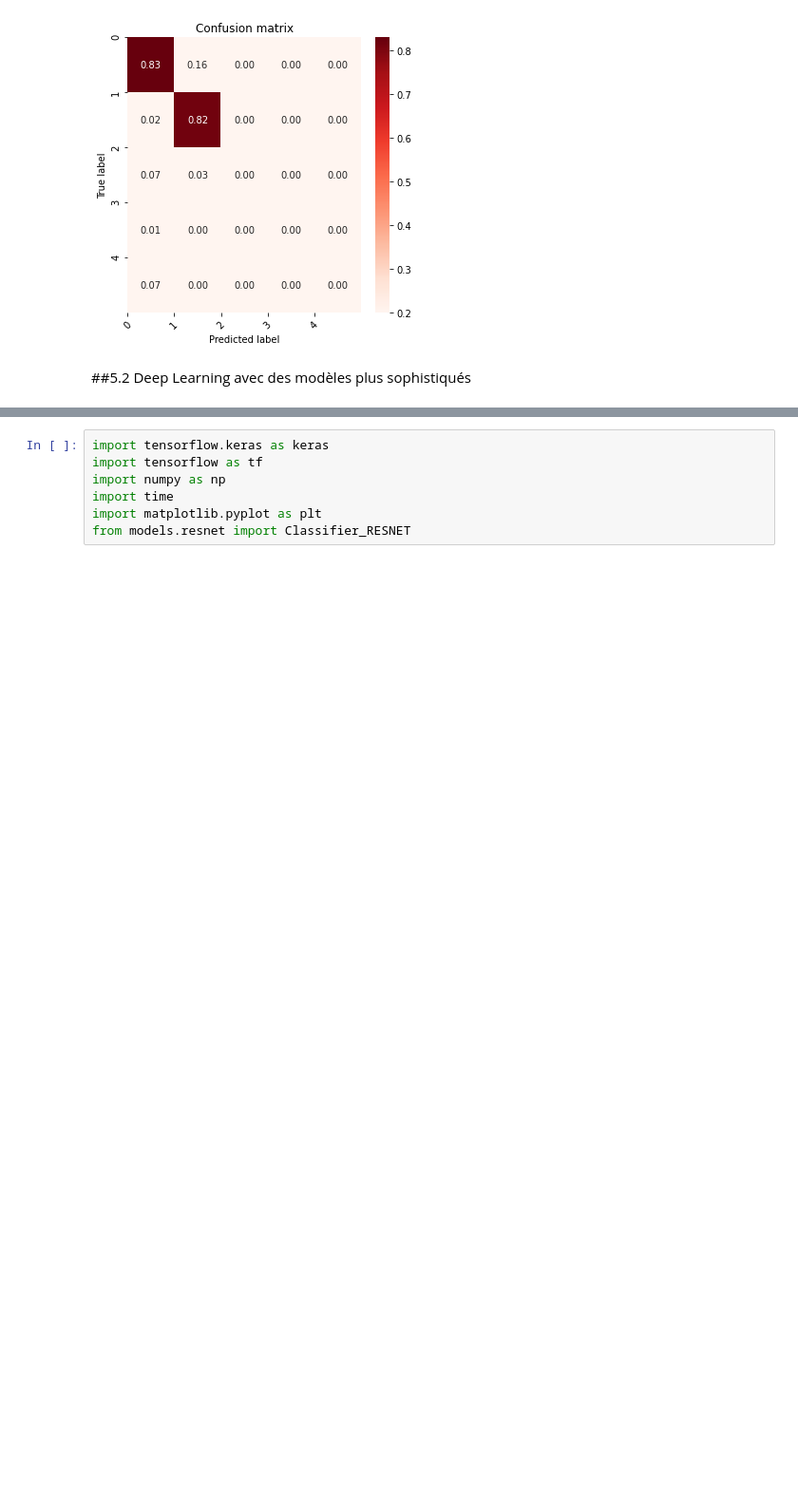
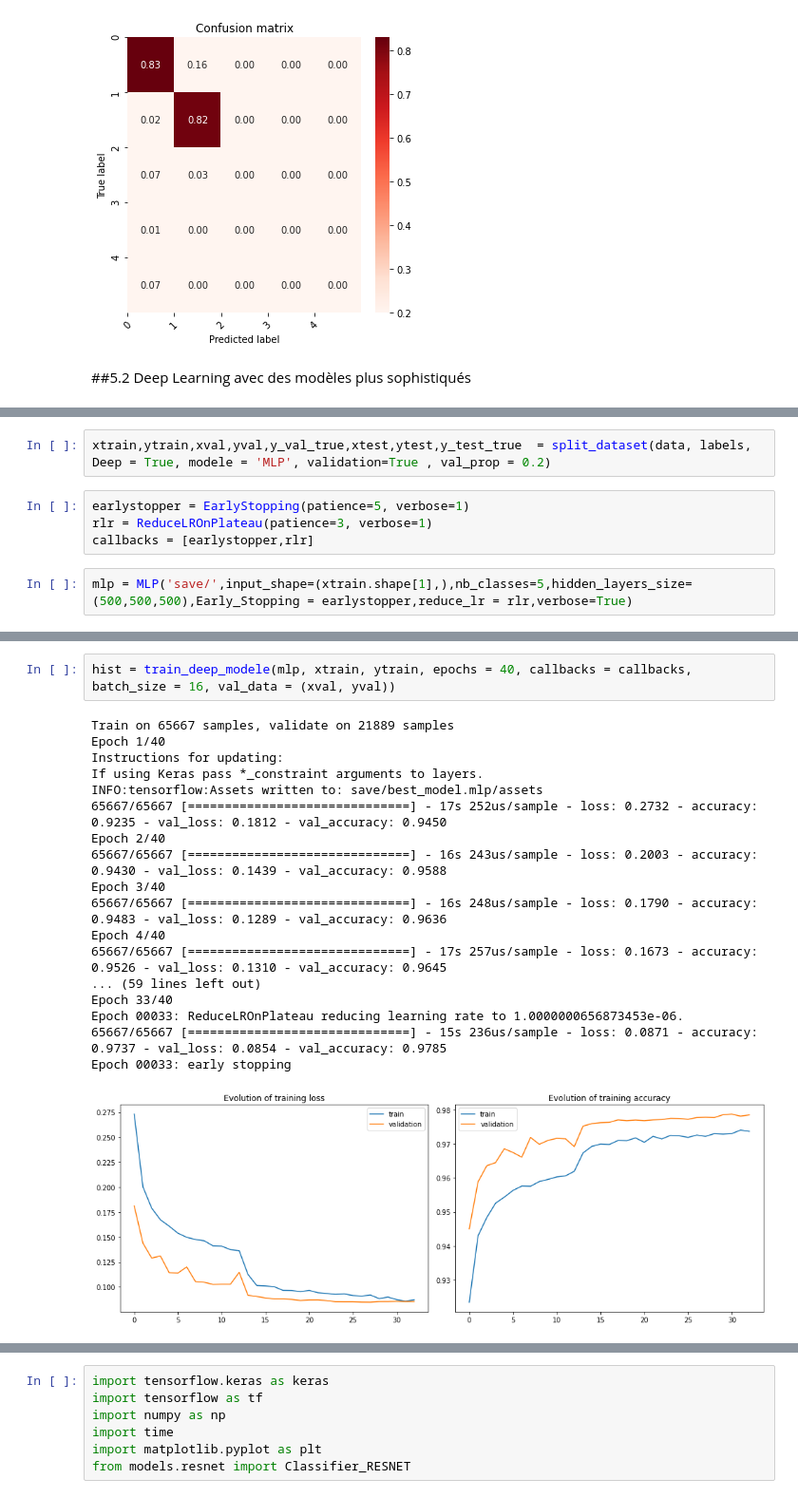
Before and after one commit to Benoitane/Deep-learning, a Jupyter notebook: DL_projet.ipynb, the cells around one changed output, grey strips where cells are left out. Shown at 95% size. Drawn from its saved outputs; the diff is of its cells as text; blank space fills up the shorter version.

```diff
--- a/DL_projet.ipynb
+++ b/DL_projet.ipynb
@@ -369,0 +379,8 @@ plot_confusion_matrix(ytest.argmax(axis=1), ypred.argmax(axis=1), sorted_labels)
+# %%
+xtrain,ytrain,xval,yval,y_val_true,xtest,ytest,y_test_true  = split_dataset(data, labels, Deep = True, modele = 'MLP', validation=True , val_prop = 0.2)
+# %%
+earlystopper = EarlyStopping(patience=5, verbose=1)
+rlr = ReduceLROnPlateau(patience=3, verbose=1)
+callbacks = [earlystopper,rlr]
+# %%
+mlp = MLP('save/',input_shape=(xtrain.shape[1],),nb_classes=5,hidden_layers_size=(500,500,500),Early_Stopping = earlystopper,reduce_lr = rlr,verbose=True)
@@ -369,0 +405,21 @@ plot_confusion_matrix(ytest.argmax(axis=1), ypred.argmax(axis=1), sorted_labels)
+# %%
+hist = train_deep_modele(mlp, xtrain, ytrain, epochs = 40, callbacks = callbacks, batch_size = 16, val_data = (xval, yval))
+# %% [output]
+Train on 65667 samples, validate on 21889 samples
+Epoch 1/40
+Instructions for updating:
+If using Keras pass *_constraint arguments to layers.
+INFO:tensorflow:Assets written to: save/best_model.mlp/assets
+65667/65667 [==============================] - 17s 252us/sample - loss: 0.2732 - accuracy: 0.9235 - val_loss: 0.1812 - val_accuracy: 0.9450
+Epoch 2/40
+65667/65667 [==============================] - 16s 243us/sample - loss: 0.2003 - accuracy: 0.9430 - val_loss: 0.1439 - val_accuracy: 0.9588
+Epoch 3/40
+65667/65667 [==============================] - 16s 248us/sample - loss: 0.1790 - accuracy: 0.9483 - val_loss: 0.1289 - val_accuracy: 0.9636
+Epoch 4/40
+65667/65667 [==============================] - 17s 257us/sample - loss: 0.1673 - accuracy: 0.9526 - val_loss: 0.1310 - val_accuracy: 0.9645
+... (59 lines left out)
+Epoch 33/40
+Epoch 00033: ReduceLROnPlateau reducing learning rate to 1.0000000656873453e-06.
+65667/65667 [==============================] - 15s 236us/sample - loss: 0.0871 - accuracy: 0.9737 - val_loss: 0.0854 - val_accuracy: 0.9785
+Epoch 00033: early stopping
+[figure, added]
```
Also changed, not shown: parts of 7 cells of this notebook, 25 other files.
